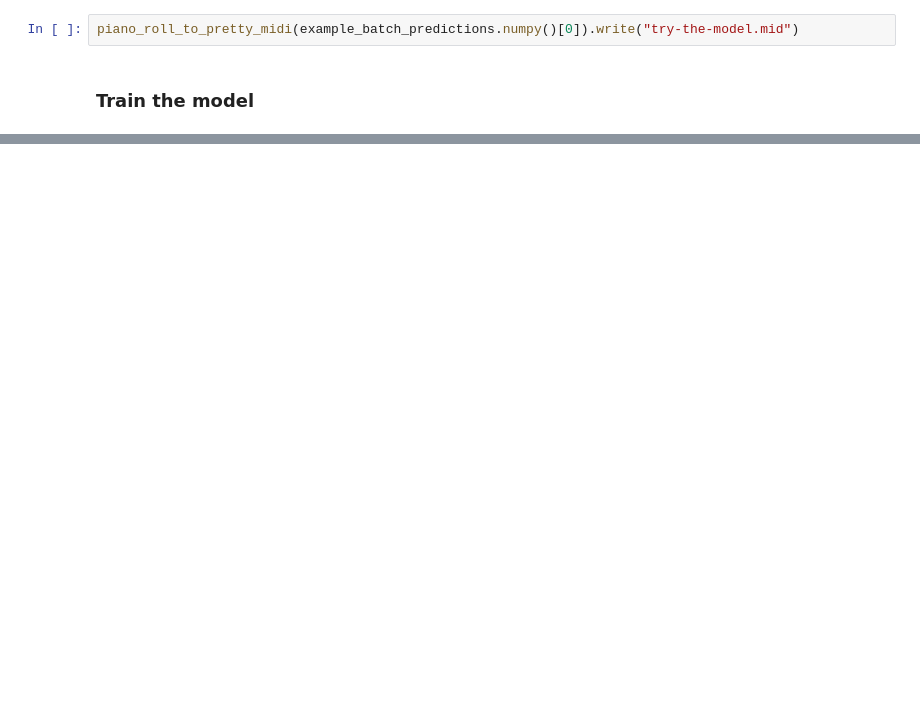
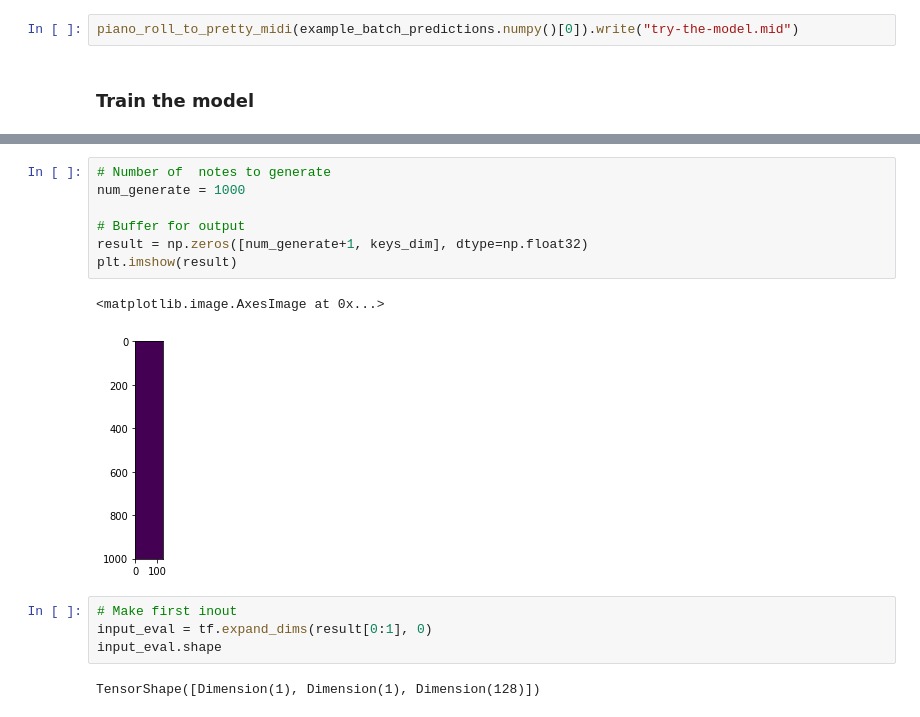
Before and after one commit to mei-t/ml_music, a Jupyter notebook: music-playground.ipynb, the cells around one changed output, grey strips where cells are left out. Cells and saved outputs as stored; diff of their text form; blank space fills up the shorter version.

```diff
--- a/music-playground.ipynb
+++ b/music-playground.ipynb
@@ -314,0 +416,16 @@ WARNING:tensorflow:TensorFlow optimizers do not make it possible to access optim
+# %%
+# Number of  notes to generate
+num_generate = 1000
+
+# Buffer for output
+result = np.zeros([num_generate+1, keys_dim], dtype=np.float32)
+plt.imshow(result)
+# %% [output]
+<matplotlib.image.AxesImage at 0x...>
+[figure, added]
+# %%
+# Make first inout
+input_eval = tf.expand_dims(result[0:1], 0)
+input_eval.shape
+# %% [output]
+TensorShape([Dimension(1), Dimension(1), Dimension(128)])
```
Also changed, not shown: parts of 19 cells of this notebook, 1 other file.
